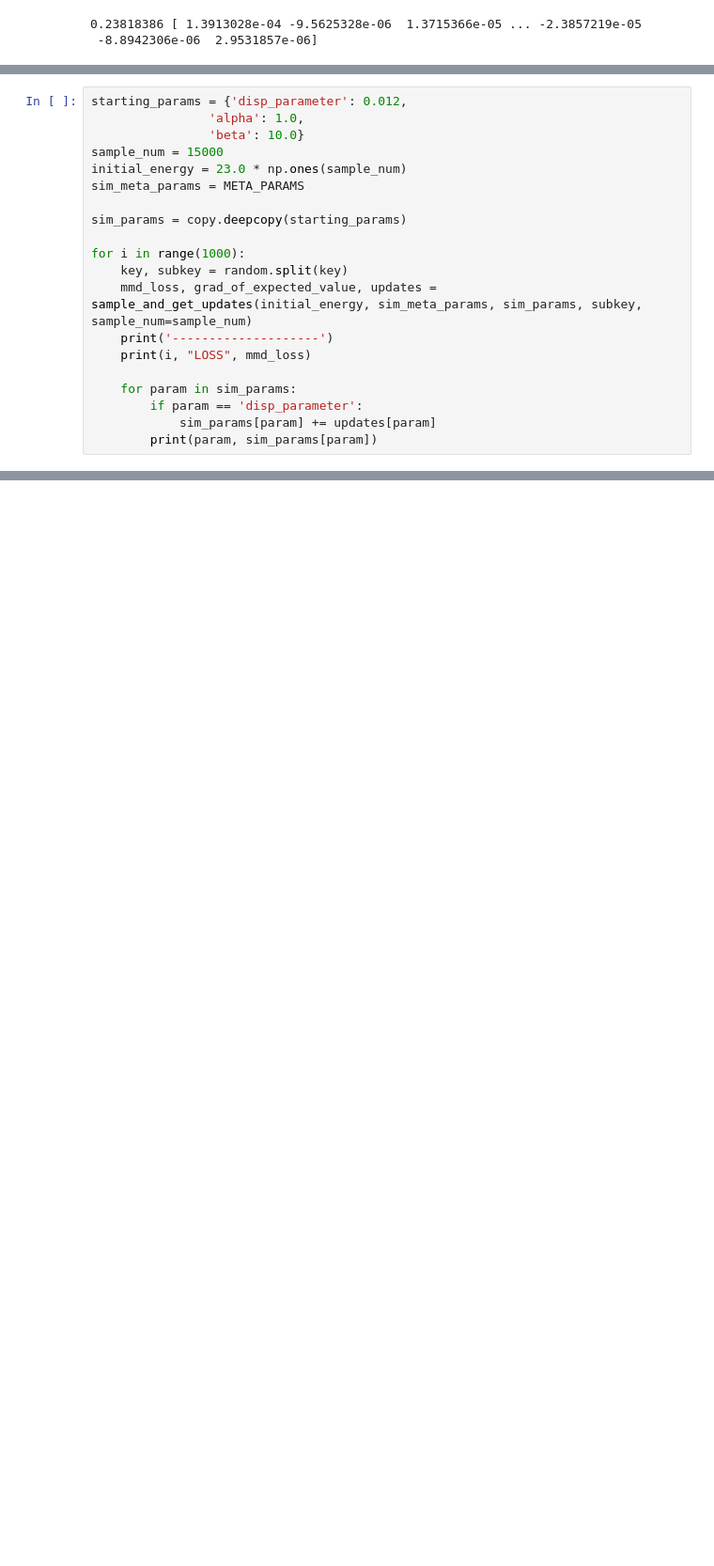
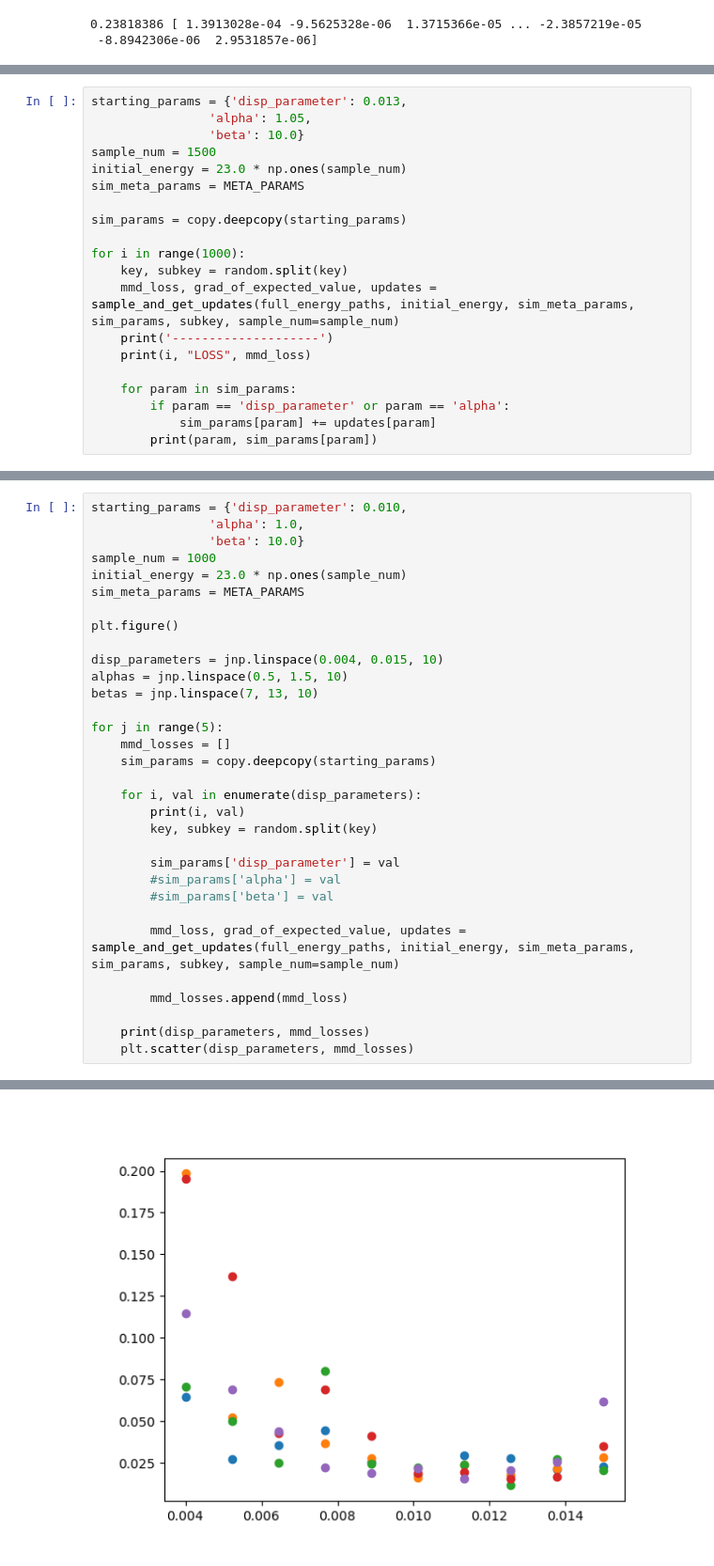
Before and after one commit to Pabce/chipmunc, a Jupyter notebook: params_test.ipynb, the cells around one changed output, grey strips where cells are left out. Shown at 94% size. Saved outputs shown, nothing was run; the diff lists cells and outputs as text; blank space fills up the shorter version.

```diff
--- a/params_test.ipynb
+++ b/params_test.ipynb
@@ -552,8 +615,8 @@ def sample_and_get_updates(initial_energy, sim_meta_params, sim_params, key, sam
 # %%
-starting_params = {'disp_parameter': 0.012,
-                'alpha': 1.0,
+starting_params = {'disp_parameter': 0.013,
+                'alpha': 1.05,
                 'beta': 10.0}
-sample_num = 15000
+sample_num = 1500
 initial_energy = 23.0 * np.ones(sample_num)
 sim_meta_params = META_PARAMS
 
@@ -561,12 +624,12 @@ sim_params = copy.deepcopy(starting_params)
 
 for i in range(1000):
     key, subkey = random.split(key)
-    mmd_loss, grad_of_expected_value, updates = sample_and_get_updates(initial_energy, sim_meta_params, sim_params, subkey, sample_num=sample_num)
+    mmd_loss, grad_of_expected_value, updates = sample_and_get_updates(full_energy_paths, initial_energy, sim_meta_params, sim_params, subkey, sample_num=sample_num)
     print('--------------------')
     print(i, "LOSS", mmd_loss)
 
     for param in sim_params:
-        if param == 'disp_parameter':
+        if param == 'disp_parameter' or param == 'alpha':
             sim_params[param] += updates[param]
         print(param, sim_params[param])
 # %% [output]
@@ -579,0 +654,33 @@ Pass 1 of 1
+# %%
+starting_params = {'disp_parameter': 0.010,
+                'alpha': 1.0,
+                'beta': 10.0}
+sample_num = 1000
+initial_energy = 23.0 * np.ones(sample_num)
+sim_meta_params = META_PARAMS
+
+plt.figure()
+
+disp_parameters = jnp.linspace(0.004, 0.015, 10)
+alphas = jnp.linspace(0.5, 1.5, 10)
+betas = jnp.linspace(7, 13, 10)
+
+for j in range(5):
+    mmd_losses = []
+    sim_params = copy.deepcopy(starting_params)
+
+    for i, val in enumerate(disp_parameters):
+        print(i, val)
+        key, subkey = random.split(key)
+
+        sim_params['disp_parameter'] = val
+        #sim_params['alpha'] = val
+        #sim_params['beta'] = val
+
+        mmd_loss, grad_of_expected_value, updates = sample_and_get_updates(full_energy_paths, initial_energy, sim_meta_params, sim_params, subkey, sample_num=sample_num)
+
+        mmd_losses.append(mmd_loss)
+
+    print(disp_parameters, mmd_losses)
+    plt.scatter(disp_parameters, mmd_losses)
+# %% [output]
@@ -579,0 +706 @@ Pass 1 of 1
+[figure, added]
```
Also changed, not shown: parts of 12 cells of this notebook, 1 other file.
